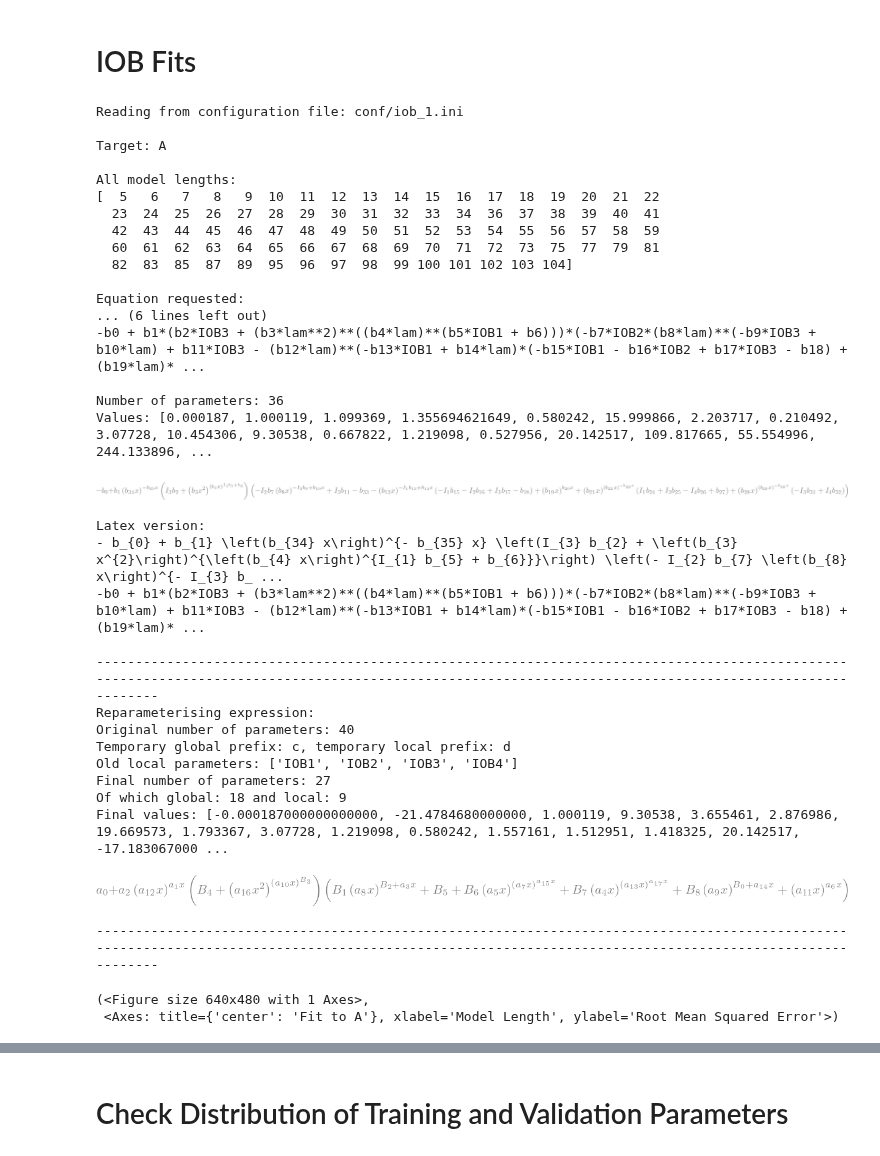
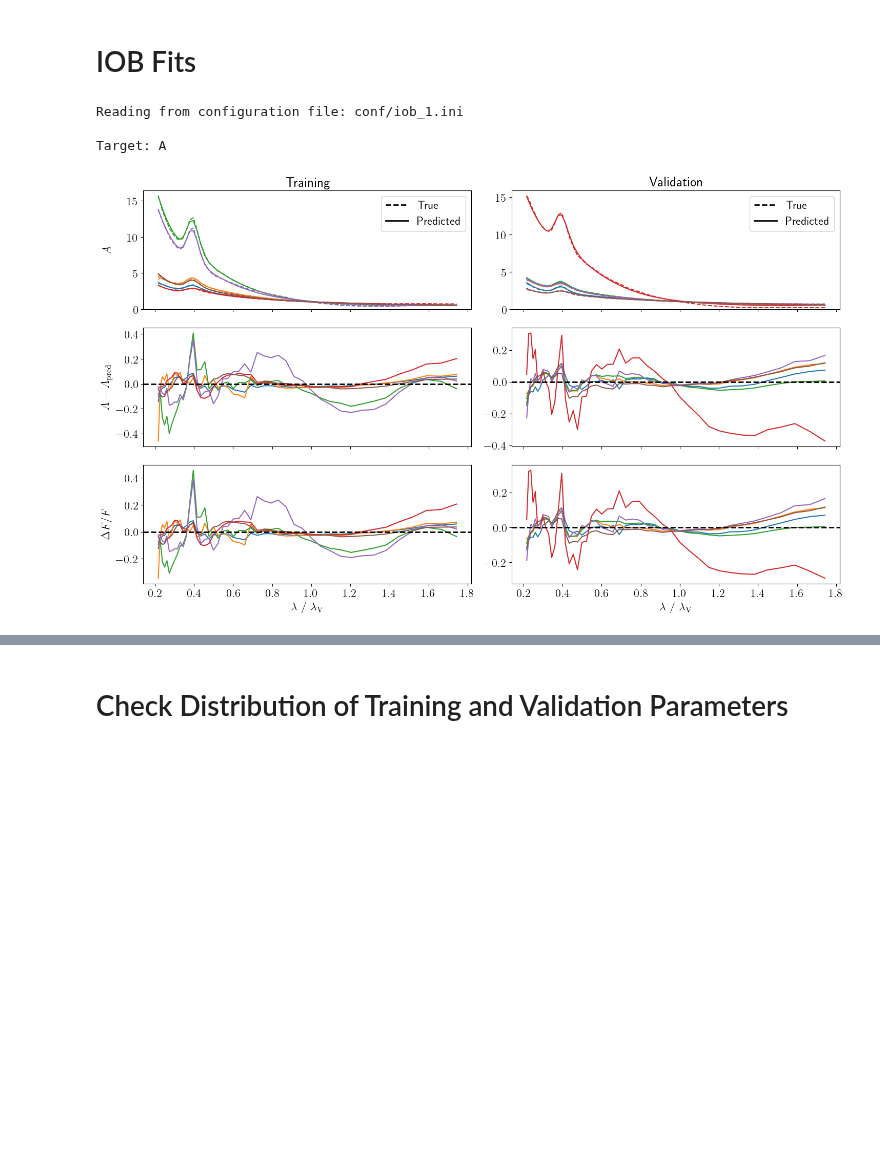
Before and after one commit to maho3/iob-attenuation, a Jupyter notebook: symbolic_regression/Results.ipynb, the cells around one changed output, grey strips where cells are left out. Drawn from its saved outputs; the diff is of its cells as text; code cells hidden in the pictures; blank space fills up the shorter version.

Commit message:
First attempt to get flux plot - not finished

```diff
--- a/symbolic_regression/Results.ipynb
+++ b/symbolic_regression/Results.ipynb
@@ -11,41 +11,11 @@ import numpy as np
 # %%
 ini_file = 'conf/iob_1.ini'; ilen = None
 ilen = 72
-processing_fun.plot_pareto(ini_file, ilen=ilen)
+# processing_fun.plot_pareto(ini_file, ilen=ilen)
 # processing_fun.prediction_plots(ini_file, ilen=ilen);
-# processing_fun.plot_example(ini_file, ilen=ilen, nexamples=6);
+processing_fun.plot_example(ini_file, ilen=ilen, nexamples=6);
 # %% [output]
 Reading from configuration file: conf/iob_1.ini
 
 Target: A
-
-All model lengths:
-[  5   6   7   8   9  10  11  12  13  14  15  16  17  18  19  20  21  22
-  23  24  25  26  27  28  29  30  31  32  33  34  36  37  38  39  40  41
-  42  43  44  45  46  47  48  49  50  51  52  53  54  55  56  57  58  59
-  60  61  62  63  64  65  66  67  68  69  70  71  72  73  75  77  79  81
-  82  83  85  87  89  95  96  97  98  99 100 101 102 103 104]
-
-Equation requested:
-... (6 lines left out)
--b0 + b1*(b2*IOB3 + (b3*lam**2)**((b4*lam)**(b5*IOB1 + b6)))*(-b7*IOB2*(b8*lam)**(-b9*IOB3 + b10*lam) + b11*IOB3 - (b12*lam)**(-b13*IOB1 + b14*lam)*(-b15*IOB1 - b16*IOB2 + b17*IOB3 - b18) + (b19*lam)* ...
-
-Number of parameters: 36
-Values: [0.000187, 1.000119, 1.099369, 1.355694621649, 0.580242, 15.999866, 2.203717, 0.210492, 3.07728, 10.454306, 9.30538, 0.667822, 1.219098, 0.527956, 20.142517, 109.817665, 55.554996, 244.133896, ...
-[figure, old version]
+[figure, new version]
-Latex version:
-- b_{0} + b_{1} \left(b_{34} x\right)^{- b_{35} x} \left(I_{3} b_{2} + \left(b_{3} x^{2}\right)^{\left(b_{4} x\right)^{I_{1} b_{5} + b_{6}}}\right) \left(- I_{2} b_{7} \left(b_{8} x\right)^{- I_{3} b_ ...
--b0 + b1*(b2*IOB3 + (b3*lam**2)**((b4*lam)**(b5*IOB1 + b6)))*(-b7*IOB2*(b8*lam)**(-b9*IOB3 + b10*lam) + b11*IOB3 - (b12*lam)**(-b13*IOB1 + b14*lam)*(-b15*IOB1 - b16*IOB2 + b17*IOB3 - b18) + (b19*lam)* ...
-
---------------------------------------------------------------------------------------------------------------------------------------------------------------------------------------------------------
-Reparameterising expression:
-Original number of parameters: 40
-Temporary global prefix: c, temporary local prefix: d
-Old local parameters: ['IOB1', 'IOB2', 'IOB3', 'IOB4']
-Final number of parameters: 27
-Of which global: 18 and local: 9
-Final values: [-0.000187000000000000, -21.4784680000000, 1.000119, 9.30538, 3.655461, 2.876986, 19.669573, 1.793367, 3.07728, 1.219098, 0.580242, 1.557161, 1.512951, 1.418325, 20.142517, -17.183067000 ...
-[figure, removed]
---------------------------------------------------------------------------------------------------------------------------------------------------------------------------------------------------------
-(<Figure size 640x480 with 1 Axes>,
- <Axes: title={'center': 'Fit to A'}, xlabel='Model Length', ylabel='Root Mean Squared Error'>)
```
Also changed, not shown: parts of 1 cell of this notebook, 7 other files.
